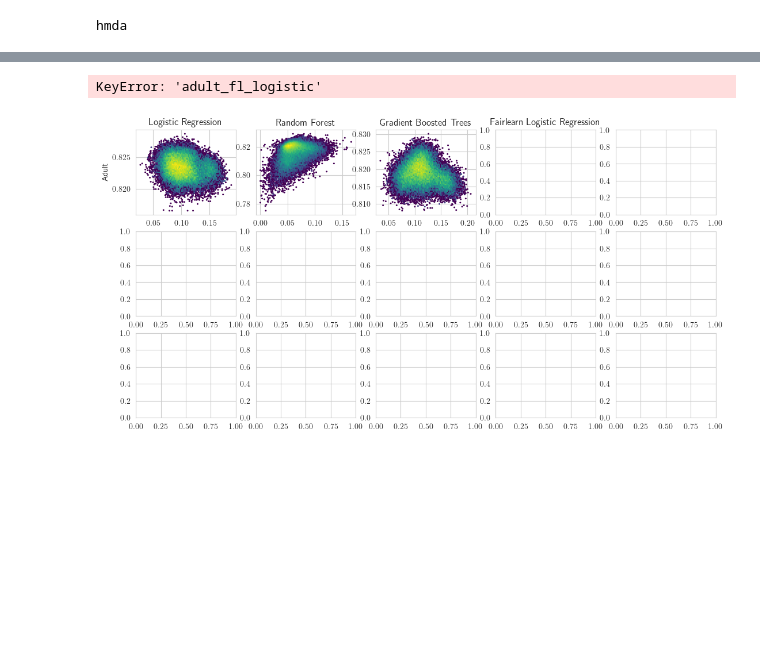
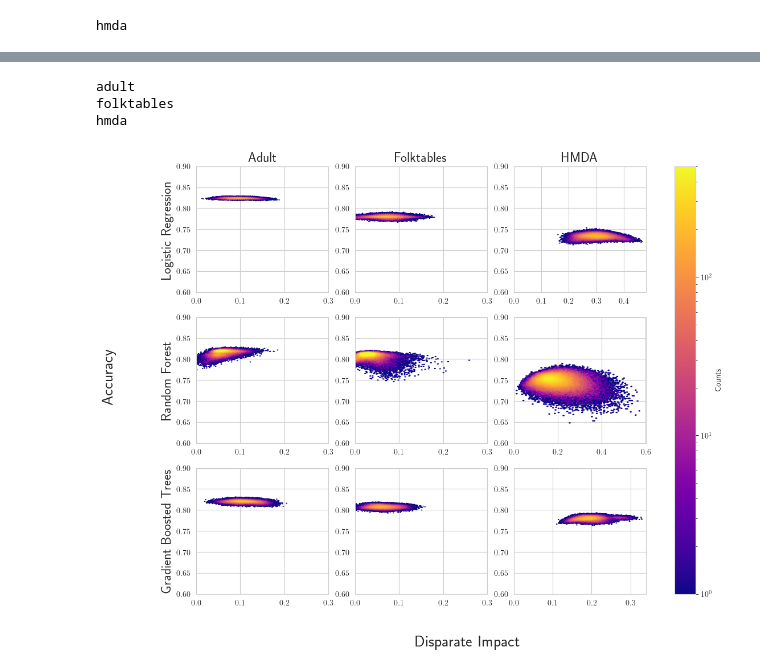
Before and after one commit to johnchrishays/lda, a Jupyter notebook: plotting.ipynb, the cells around one changed output, grey strips where cells are left out. Saved outputs shown, nothing was run; the diff lists cells and outputs as text; code cells hidden in the pictures; blank space fills up the shorter version.

```diff
--- a/plotting.ipynb
+++ b/plotting.ipynb
@@ -20,12 +22,17 @@ sns.set_palette("husl")
 datasets = ['adult', 'folktables', 'hmda']
 dataset_names = {'adult': 'Adult', 'folktables': 'Folktables', 'hmda': 'HMDA'}
 
-# model_classes = ['logistic', 'RF', 'mlp', 'gbt', 'svm']
 model_classes = ['logistic', 'RF', 'gbt']
-model_class_names = {'logistic': 'Logistic Regression', 'RF': 'Random Forest', 'gbt': 'Gradient Boosted Trees', 'knn': 'K-Nearest Neighbors'}
+model_class_names = {'logistic': 'Logistic Regression', 'RF': 'Random Forest', 'gbt': 'Gradient Boosted Trees'}
 
 model_classes_extended = model_classes + ["fl_" + model_class for model_class in model_classes]
 model_classes_extended_names = model_class_names.copy()
 for model_class in model_classes:
     model_classes_extended_names["fl_" + model_class] = "Fairlearn " + model_class_names[model_class]
+
+fig_width = 8.5
+fig_height = 6.5
+
+bigfont = 20
+smallerfont = 17
 # %%
@@ -240,11 +259,13 @@ Logistic Regression & 0.095 (0.011) & 0.072 (0.015) & 0.704 (0.060) \\Random For
 # %%
 miscovered_means = {}
+miscovered_inf_data_means = {}
 
 max_file_no = 50  # set to 50 according to context above
 
 for dataset in datasets:
     for model_class in model_classes_extended:
         miscovered_entries = []
+        miscovered_inf_data_entries = []
         for fileno in range(max_file_no):
             file_path = f'algo_data/{dataset}_{model_class}_{fileno}.csv'
             try:
@@ -252,6 +273,7 @@ for dataset in datasets:
                 # Assumes that the first entry is in row 0, column 'miscovered'
                 if 'miscovered' in df.columns:
                     miscovered_entries.append(df.loc[0, 'miscovered'])
+                    miscovered_inf_data_entries.append(df.loc[0, 'miscovered_inf_data'])
             except Exception as e:
                 # If the file does not exist or is malformed, skip it
                 continue
@@ -259,5 +281,10 @@ for dataset in datasets:
             avg_miscovered = sum(miscovered_entries) / len(miscovered_entries)
         else:
             avg_miscovered = np.nan
+        if len(miscovered_inf_data_entries) > 0:
+            avg_miscovered_inf_data = sum(miscovered_inf_data_entries) / len(miscovered_inf_data_entries)
+        else:
+            avg_miscovered_inf_data = np.nan
         miscovered_means[dataset + "_" + model_class] = avg_miscovered
+        miscovered_inf_data_means[dataset + "_" + model_class] = avg_miscovered_inf_data
 # %%
@@ -352,30 +402,40 @@ for dataset in datasets:
 # %%
 def plot_accuracy_srg_comparison(fairlearn=False):
-    fig, axes = plt.subplots(3, 5, figsize=(13, 6.5))
+    fig, axes = plt.subplots(3, 3, figsize=(fig_width*1.5, fig_height*1.5))
+    norm = LogNorm(vmin=1, vmax=500)
     for j, dataset in enumerate(datasets):
-        for i, model_class in enumerate(model_classes_extended):
+        print(dataset)
+        for i, model_class in enumerate(model_classes):
             model_class = model_class if not fairlearn else "fl_" + model_class
             if j == 0:
-                axes[0, i].set_title(model_classes_extended_names[model_class])
+                if fairlearn:
+                    axes[i,0].set_ylabel(model_classes_extended_names[model_class], fontsize=14)
+                else:
+                    axes[i,0].set_ylabel(model_classes_extended_names[model_class], fontsize=smallerfont)
             if i == 0:
-                axes[j, 0].set_ylabel(dataset_names[dataset])
-            axes[j, i].hexbin(srg_dct[dataset + "_" + model_class], acc_dct[dataset + "_" + model_class], bins='log', gridsize=100, cmap='viridis')
-            # if j <= 1:
-            #     axes[j, i].set_ylim(0.75, 0.95)
-            #     axes[j, i].set_xlim(0, 0.20)
-            # else:
-            #     axes[j, i].set_ylim(0.5, 0.7)
-            #     axes[j, i].set_xlim(left=0)
-    fig.supxlabel('Disparate Impact')
-    fig.supylabel('Accuracy')
-    fig.tight_layout()
+                axes[0,j].set_title(dataset_names[dataset], fontsize=smallerfont)
+            cb = axes[i,j].hexbin(srg_dct[dataset + "_" + model_class], acc_dct[dataset + "_" + model_class], norm=norm, gridsize=100, cmap='plasma')
+            axes[i,j].set_ylim(0.6, 0.9)
+            if j <= 1:
+                axes[i,j].set_xlim(0, 0.3)
+            else:
+                axes[i,j].set_xlim(left=0)
+                if j <= 1:
+                    axes[i,j].set_xlim(right=0.5)
+    cbar = fig.colorbar(cb, ax=axes, location='right')
+    cbar.set_label("Counts")
+    fig.supxlabel('Disparate Impact', fontsize=bigfont)
+    fig.supylabel('Accuracy', fontsize=bigfont, x=-0.005)
+    # fig.tight_layout()
     return fig, axes
 
 fig, axes = plot_accuracy_srg_comparison(fairlearn=False)
 plt.savefig('accuracy_srg_comparison.png', format='png', dpi=300, bbox_inches='tight')
 # %% [output]
-KeyError: 'adult_fl_logistic'
+adult
+folktables
+hmda
-[figure, old version]
+[figure, new version]
 # %%
 fig, axes = plot_accuracy_srg_comparison(fairlearn=True)
 plt.savefig('accuracy_srg_comparison_fairlearn.png', format='png', dpi=300, bbox_inches='tight')
```
Also changed, not shown: parts of 21 cells of this notebook, 3 other files.
